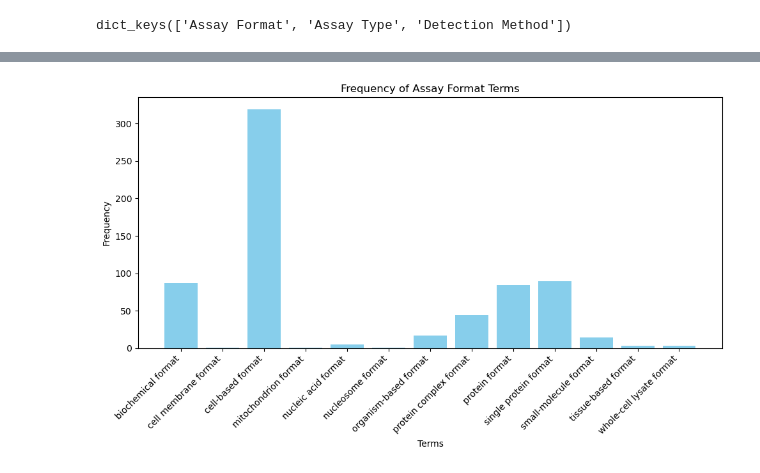
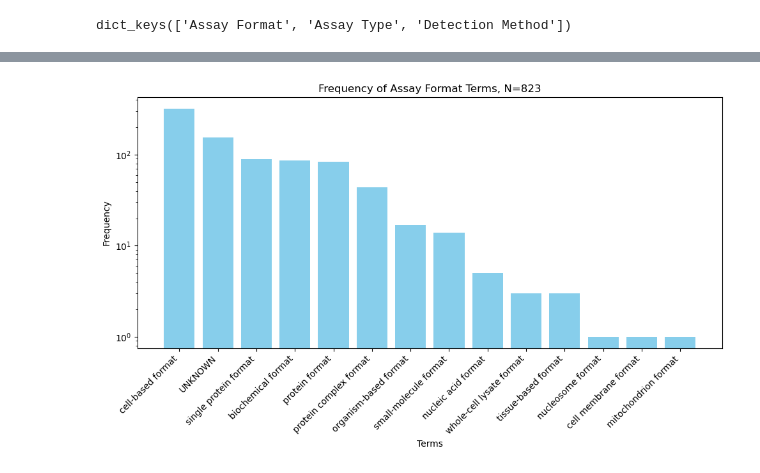
Before and after one commit to unmtransinfo/Badapple2, a Jupyter notebook: src/notebooks/assay_annotations.ipynb, the cells around one changed output, grey strips where cells are left out. Saved outputs shown, nothing was run; the diff lists cells and outputs as text; code cells hidden in the pictures.

Commit message:
update assay annotations notebook

```diff
--- a/src/notebooks/assay_annotations.ipynb
+++ b/src/notebooks/assay_annotations.ipynb
@@ -50,21 +63,37 @@ for aid, ref_n in aid_2_bardrefnum.items():
+# %%
+# add "UNKNOWN" for entries not in BARD
+for ann_name in bard_annotations:
+    for aid, ref_n in aid_2_bardrefnum.items():
+        if ref_n == -1:
+            bard_annotations[ann_name].append("UNKNOWN")
 # %%
 bard_annotations.keys()
 # %% [output]
 dict_keys(['Assay Format', 'Assay Type', 'Detection Method'])
+# %%
+def get_frequency_dataframe(d: dict[str, list[str]], key: str) -> pd.DataFrame:
+    term_counts = Counter(d[key])
+    df = pd.DataFrame(term_counts.items(), columns=['Term', 'Frequency'])
+    df = df.sort_values(by='Frequency', ascending=False).reset_index(drop=True)
+    return df
 # %%
-def plot_term_counts(d: dict[str, list[str]], key: str):
-    term_counts = Counter(d[key])
-    sorted_term_counts = dict(sorted(term_counts.items()))
-    labels = list(sorted_term_counts.keys())
-    frequencies = list(sorted_term_counts.values())
+def plot_term_counts(frequency_df: pd.DataFrame, key: str):
+    n_total = sum(frequency_df['Frequency'])
+    assert n_total == n_assays, n_total
 
     plt.figure(figsize=(10, 6))
-    plt.bar(labels, frequencies, color='skyblue')
+    plt.bar(frequency_df['Term'], frequency_df['Frequency'], color='skyblue')
 
     plt.xlabel('Terms')
     plt.ylabel('Frequency')
-    plt.title(f'Frequency of {key} Terms')
+    plt.yscale('log')
+    plt.title(f'Frequency of {key} Terms, N={n_total}')
     plt.xticks(rotation=45, ha='right')
 
     plt.tight_layout()
     plt.show()
+# %%
+# get dataframes
+annotation_2_df = {}
+for ann_name in bard_annotations.keys():
+    annotation_2_df[ann_name] = get_frequency_dataframe(bard_annotations, ann_name)
@@ -71,4 +120,4 @@ def plot_term_counts(d: dict[str, list[str]], key: str):
 # %%
-plot_term_counts(bard_annotations, 'Assay Format')
+plot_term_counts(annotation_2_df['Assay Format'], 'Assay Format')
 # %% [output]
-[figure, old version]
+[figure, new version]
```
Also changed, not shown: parts of 12 cells of this notebook.
